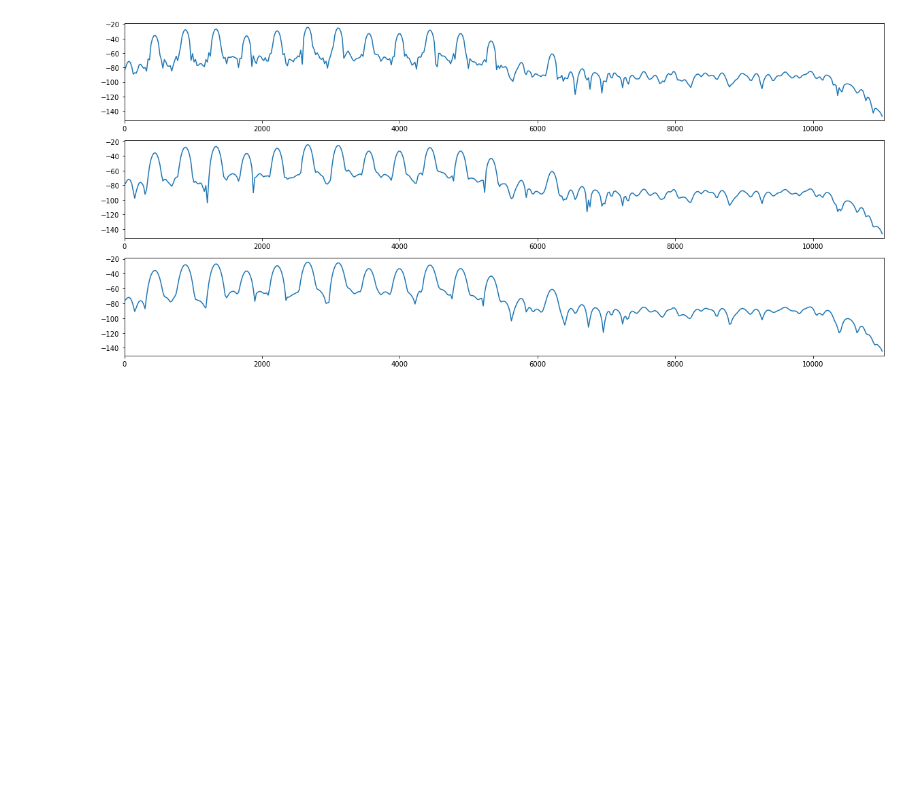
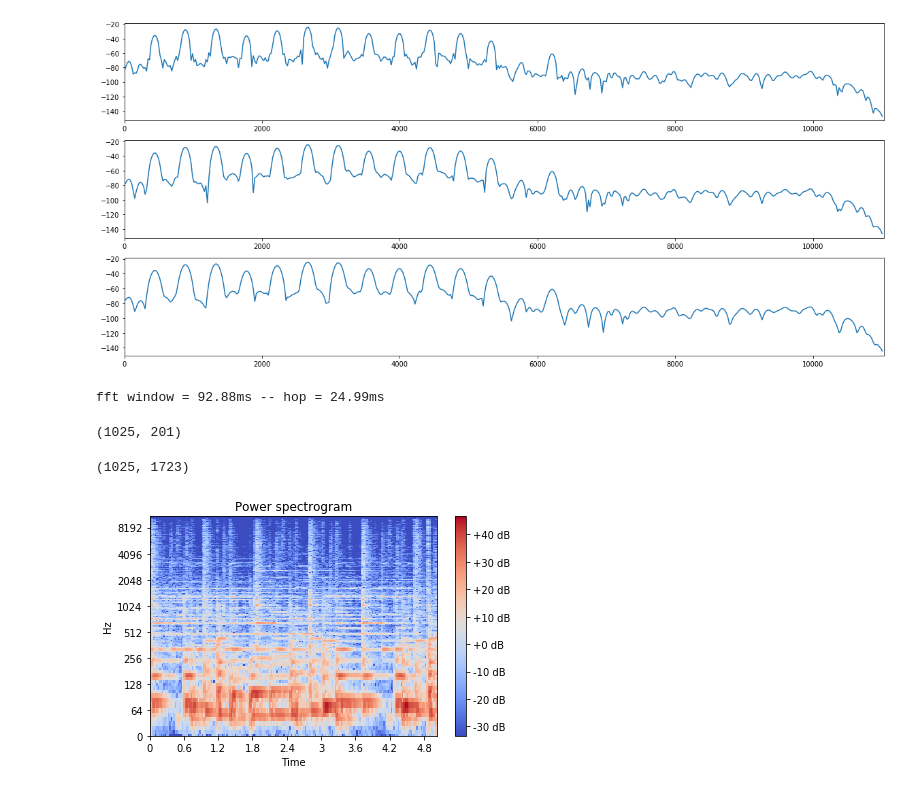
Before and after one commit to tqlong/voice-class, a Jupyter notebook: dft.ipynb, the cells around one changed output. Saved outputs shown, nothing was run; the diff lists cells and outputs as text; code cells hidden in the pictures; blank space fills up the shorter version.

```diff
--- a/dft.ipynb
+++ b/dft.ipynb
@@ -338,3 +342,32 @@ plt.xlim([0, hN/N*sr])
 plt.show()
 # %% [output]
 [figure]
+# %%
+import librosa
+import numpy as np
+y, sr = librosa.load(librosa.util.example_audio_file(), offset=30, duration=5)
+hop = int(sr*0.025) # hop for 25 ms
+n_fft = 2048 # window
+print(f'fft window = {n_fft/sr*1000:.2f}ms -- hop = {hop/sr*1000:.2f}ms')
+D = np.abs(librosa.stft(y, hop_length=hop, n_fft=n_fft))
+D.shape
+# %% [output]
+fft window = 92.88ms -- hop = 24.99ms
+(1025, 201)
+# %%
+D_short = np.abs(librosa.stft(y, hop_length=64))
+D_short.shape
+# %% [output]
+(1025, 1723)
+# %%
+import matplotlib.pyplot as plt
+from librosa import display
+from IPython.display import Audio
+display.specshow(librosa.amplitude_to_db(D), y_axis='log', x_axis='time', sr=sr, hop_length=hop)
+plt.title('Power spectrogram')
+plt.colorbar(format='%+2.0f dB')
+plt.tight_layout()
+plt.show()
+Audio(data=y, rate=sr)
+# %% [output]
+[figure, added]
```
Also changed, not shown: parts of 12 cells of this notebook, 6 other files.
